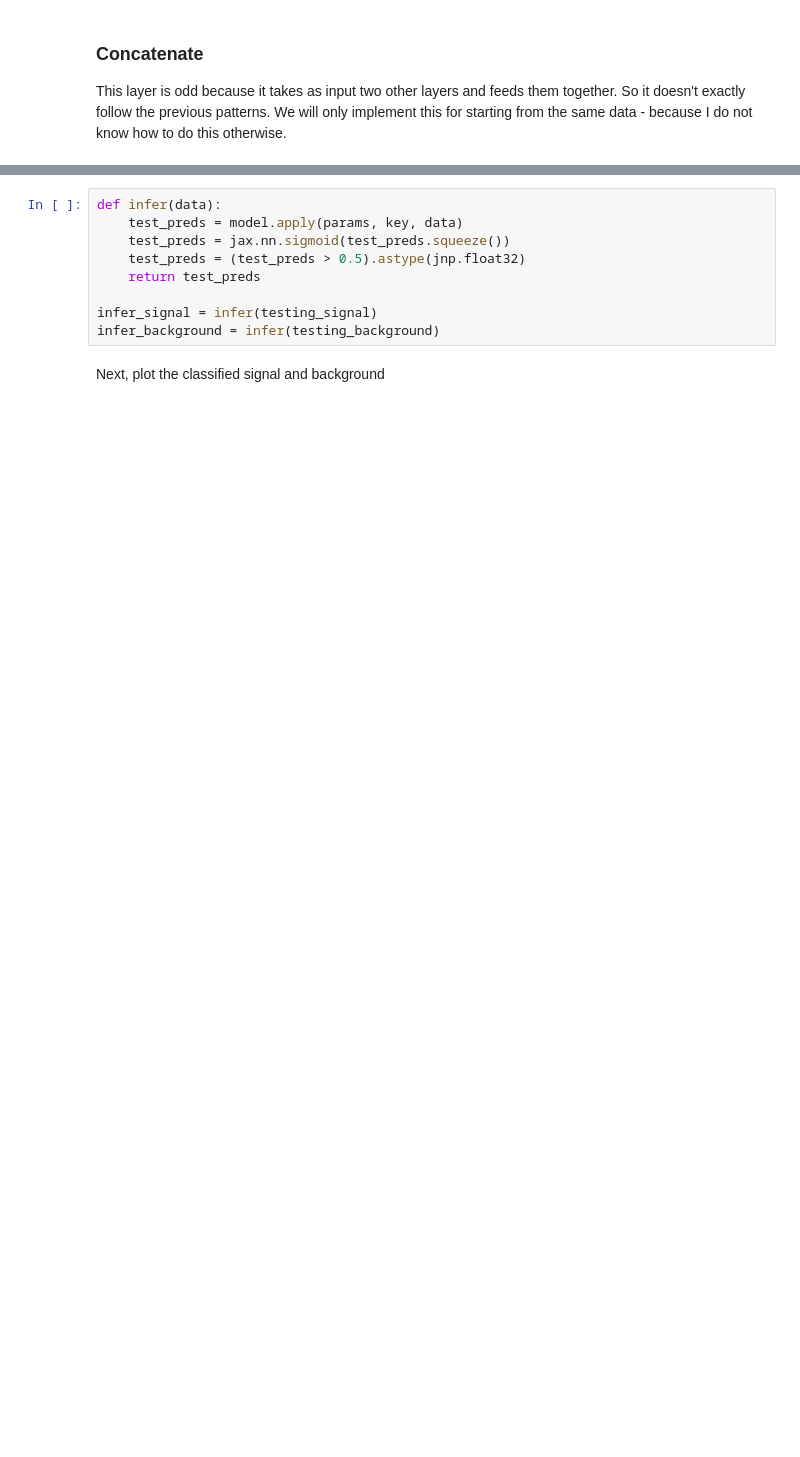
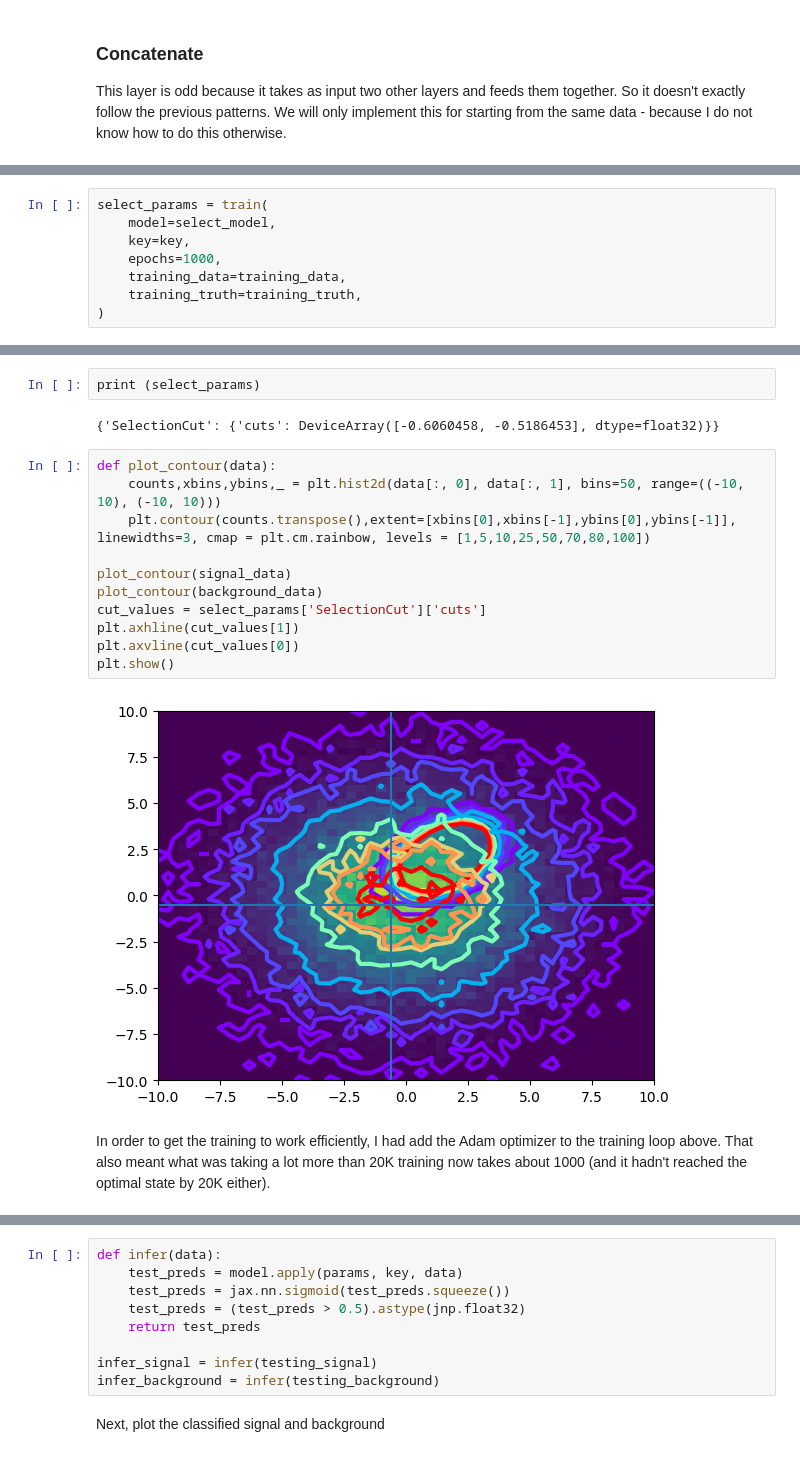
Before and after one commit to gordonwatts/diff-prog-intro, a Jupyter notebook: book/cut_then_nn.ipynb, the cells around one changed output, grey strips where cells are left out. Drawn from its saved outputs; the diff is of its cells as text; blank space fills up the shorter version.

```diff
--- a/book/cut_then_nn.ipynb
+++ b/book/cut_then_nn.ipynb
@@ -118,0 +160,8 @@ class ModuleConcat(hk.Module):
+# %%
+select_params = train(
+    model=select_model,
+    key=key,
+    epochs=1000,
+    training_data=training_data,
+    training_truth=training_truth,
+)
@@ -119 +186,20 @@ class ModuleConcat(hk.Module):
+# %%
+print (select_params)
+# %% [output]
+{'SelectionCut': {'cuts': DeviceArray([-0.6060458, -0.5186453], dtype=float32)}}
+# %%
+def plot_contour(data):
+    counts,xbins,ybins,_ = plt.hist2d(data[:, 0], data[:, 1], bins=50, range=((-10, 10), (-10, 10)))
+    plt.contour(counts.transpose(),extent=[xbins[0],xbins[-1],ybins[0],ybins[-1]], linewidths=3, cmap = plt.cm.rainbow, levels = [1,5,10,25,50,70,80,100])
+
+plot_contour(signal_data)
+plot_contour(background_data)
+cut_values = select_params['SelectionCut']['cuts']
+plt.axhline(cut_values[1])
+plt.axvline(cut_values[0])
+plt.show()
+# %% [output]
+[figure, added]
+# %% [markdown]
+In order to get the training to work efficiently, I had add the Adam optimizer to the training loop above. That also meant what was taking a lot more than 20K training now takes about 1000 (and it hadn't reached the optimal state by 20K either).
 # %% [markdown]
```
Also changed, not shown: parts of 24 cells of this notebook, 4 other files.
